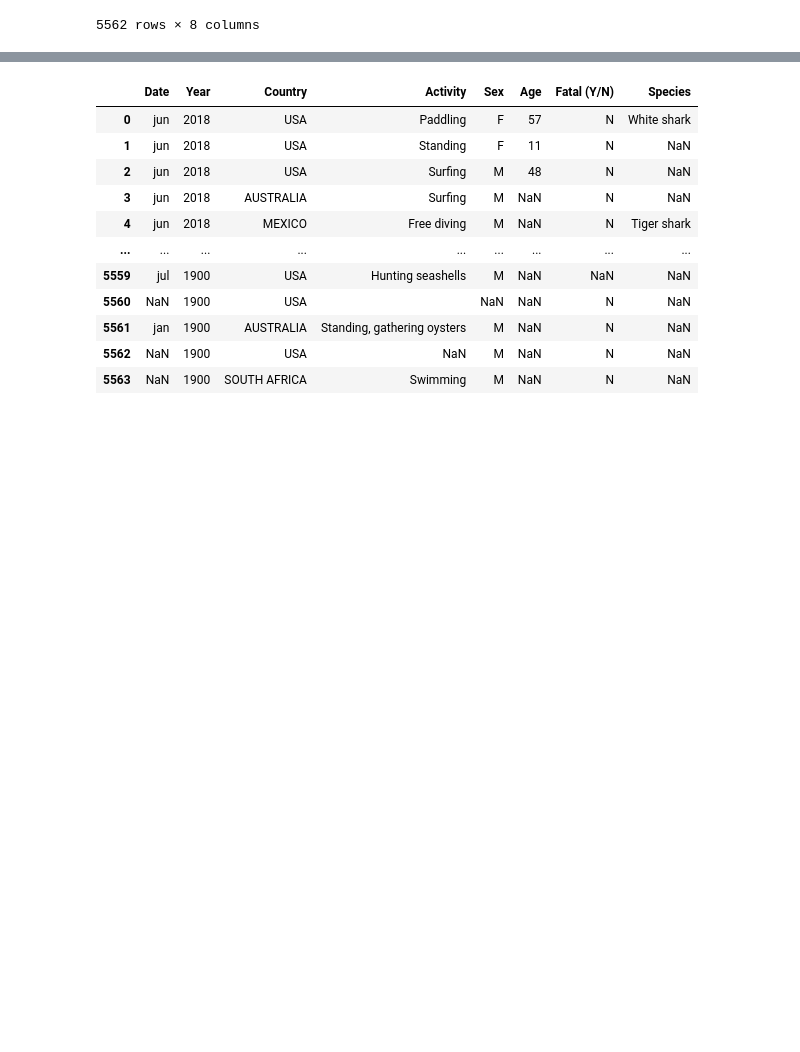
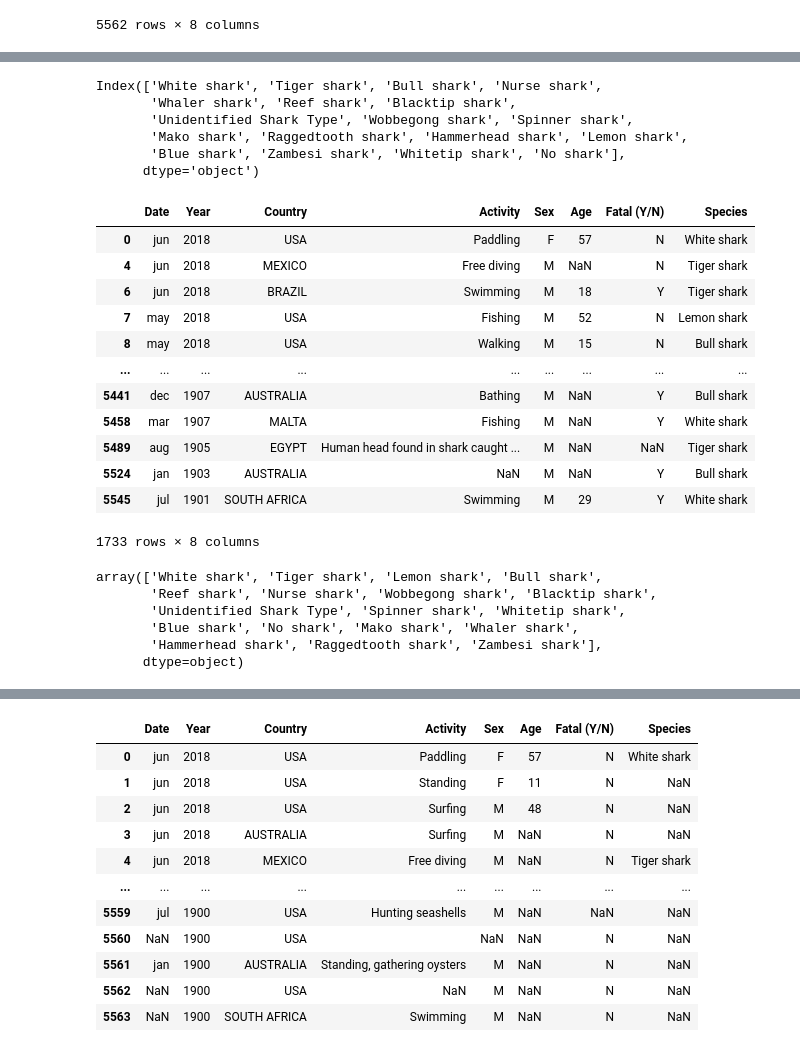
Before and after one commit to Hugocodesdude/Project_1, a Jupyter notebook: Project_1_Cleaning.ipynb, the cells around one changed output, grey strips where cells are left out. Saved outputs shown, nothing was run; the diff lists cells and outputs as text; code cells hidden in the pictures; blank space fills up the shorter version.

```diff
--- a/Project_1_Cleaning.ipynb
+++ b/Project_1_Cleaning.ipynb
@@ -722,0 +751,36 @@ list(df_clean_nan["Species"])
+# %%
+dftop20 = df_clean_nan["Species"].value_counts().loc[lambda x: x>20].index
+dftop20
+# %% [output]
+Index(['White shark', 'Tiger shark', 'Bull shark', 'Nurse shark',
+       'Whaler shark', 'Reef shark', 'Blacktip shark',
+       'Unidentified Shark Type', 'Wobbegong shark', 'Spinner shark',
+       'Mako shark', 'Raggedtooth shark', 'Hammerhead shark', 'Lemon shark',
+       'Blue shark', 'Zambesi shark', 'Whitetip shark', 'No shark'],
+      dtype='object')
+# %%
+new_df = df_clean_nan[df_clean_nan['Species'].isin(dftop20)]
+new_df
+# %% [output]
+|  | Date | Year | Country | Activity | Sex | Age | Fatal (Y/N) | Species |
+| 0 | jun | 2018 | USA | Paddling | F | 57 | N | White shark |
+| 4 | jun | 2018 | MEXICO | Free diving | M | NaN | N | Tiger shark |
+| 6 | jun | 2018 | BRAZIL | Swimming | M | 18 | Y | Tiger shark |
+| 7 | may | 2018 | USA | Fishing | M | 52 | N | Lemon shark |
+| 8 | may | 2018 | USA | Walking | M | 15 | N | Bull shark |
+| ... | ... | ... | ... | ... | ... | ... | ... | ... |
+| 5441 | dec | 1907 | AUSTRALIA | Bathing | M | NaN | Y | Bull shark |
+| 5458 | mar | 1907 | MALTA | Fishing | M | NaN | Y | White shark |
+| 5489 | aug | 1905 | EGYPT | Human head found in shark caught ... | M | NaN | NaN | Tiger shark |
+| 5524 | jan | 1903 | AUSTRALIA | NaN | M | NaN | Y | Bull shark |
+| 5545 | jul | 1901 | SOUTH AFRICA | Swimming | M | 29 | Y | White shark |
+1733 rows × 8 columns
+# %%
+new_df.Species.unique()
+# %% [output]
+array(['White shark', 'Tiger shark', 'Lemon shark', 'Bull shark',
+       'Reef shark', 'Nurse shark', 'Wobbegong shark', 'Blacktip shark',
+       'Unidentified Shark Type', 'Spinner shark', 'Whitetip shark',
+       'Blue shark', 'No shark', 'Mako shark', 'Whaler shark',
+       'Hammerhead shark', 'Raggedtooth shark', 'Zambesi shark'],
+      dtype=object)
```
Also changed, not shown: parts of 30 cells of this notebook, 2 other files.
